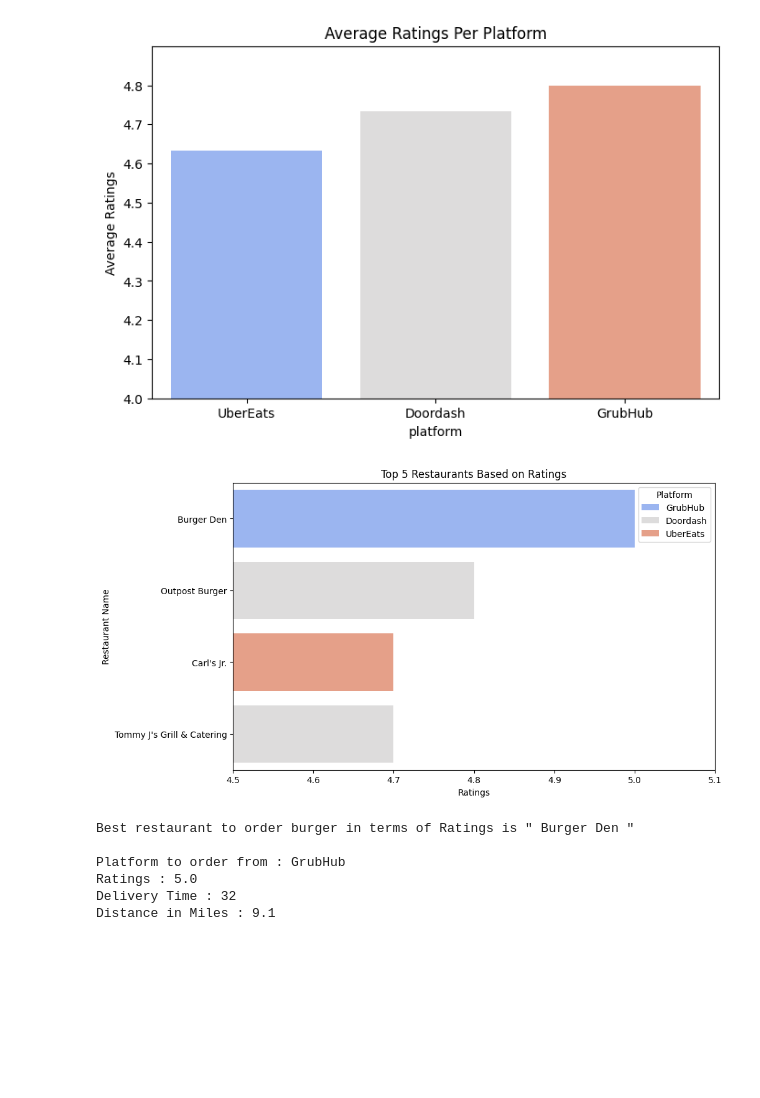
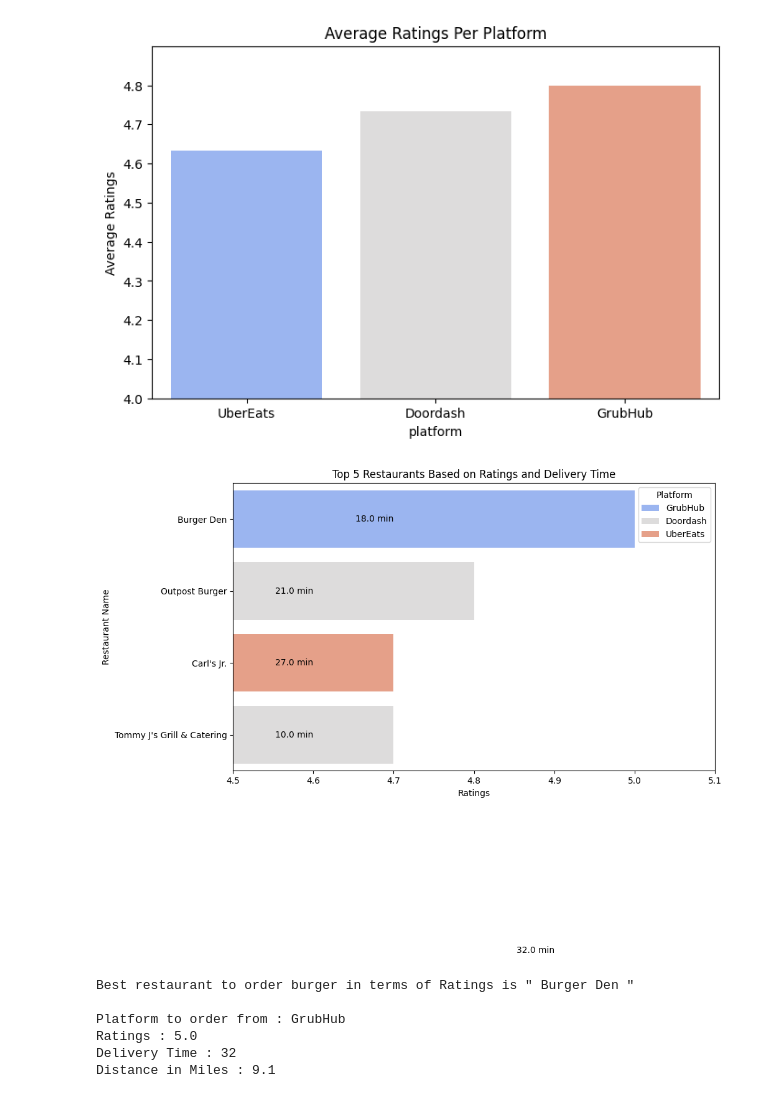
Before and after one commit to priyadharshini18-hub/Food-Ordering-Platform, a Jupyter notebook: best_restaurant_based_on_ratings.ipynb, the cells around one changed output. Saved outputs shown, nothing was run; the diff lists cells and outputs as text; code cells hidden in the pictures; blank space fills up the shorter version.

Commit message:
Added visualizations for ratings

```diff
--- a/best_restaurant_based_on_ratings.ipynb
+++ b/best_restaurant_based_on_ratings.ipynb
@@ -271,19 +271,22 @@ best_restaurant = best_rated_restaurants_sorted.iloc[0]
 # %%
 top_5 = combined_results.nlargest(5, "ratings")
 
 plt.figure(figsize=(10, 6))
 
 sns.barplot(x="ratings", y="restaurant_name", hue="platform", data=top_5, palette="coolwarm", dodge=False)
 
+for i, row in top_5.iterrows():
+    plt.text(row["ratings"] - 0.1, i, f"{row['delivery_time(min)']} min", va='center', ha='right', fontsize=10, color='black')
+
 plt.xlabel("Ratings")
 plt.ylabel("Restaurant Name")
-plt.title("Top 5 Restaurants Based on Ratings")
+plt.title("Top 5 Restaurants Based on Ratings and Delivery Time")
 plt.xlim(4.5, 5.1)
 
 plt.legend(title="Platform")
 plt.show()
 # %% [output]
-[figure, old version]
+[figure, new version]
 # %%
 print("Best restaurant to order", dish, "in terms of Ratings is \"", best_restaurant['restaurant_name'], "\" \n")
 print("Platform to order from :", best_restaurant['platform'])
```
